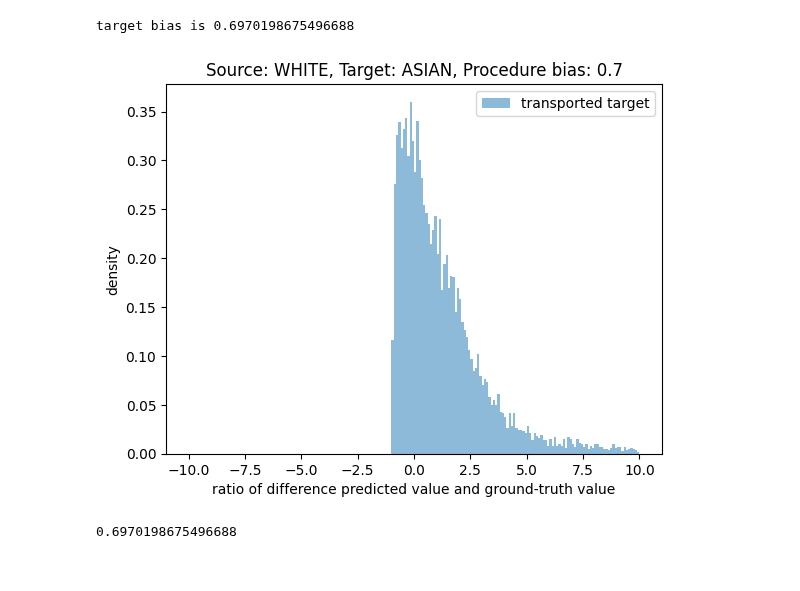
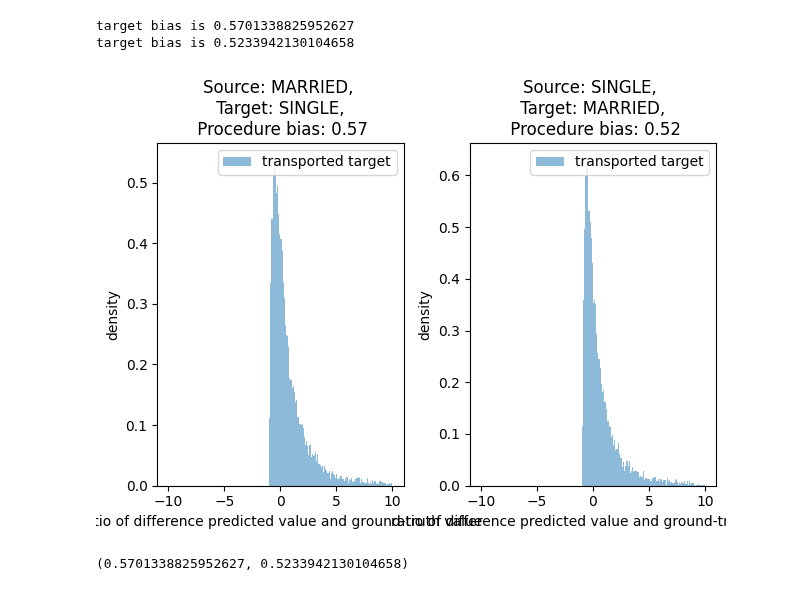
Before and after one commit to causalpathlab/EHR-OT, a Jupyter notebook: mimic_exp/admission/mimic_exp4_fairness.ipynb, the cells around one changed output. Drawn from its saved outputs; the diff is of its cells as text; code cells hidden in the pictures.

```diff
--- a/mimic_exp/admission/mimic_exp4_fairness.ipynb
+++ b/mimic_exp/admission/mimic_exp4_fairness.ipynb
@@ -48,35 +63,40 @@ def procedure_bias(target_diff_percents):
     return target_bias
 # %%
 def entire_proc(group_name, group_1, group_2, ratio_bound = 5):
-    target_diff_percents = read_df(group_name, group_1, group_2, ratio_bound = ratio_bound)
-    proc_bias = procedure_bias(target_diff_percents)
-    plot_percents(group_name, group_1, group_2, target_diff_percents,proc_bias, ratio_bound=ratio_bound)
-    return proc_bias
+    target_diff_percent_1 = read_df(group_name, group_1, group_2, ratio_bound = ratio_bound)
+    target_diff_percent_2 = read_df(group_name, group_2, group_1, ratio_bound = ratio_bound)
+    proc_bias_1 = procedure_bias(target_diff_percent_1)
+    proc_bias_2 = procedure_bias(target_diff_percent_2)
+
+    plot_percents(group_name, group_1, group_2, target_diff_percent_1, \
+                  proc_bias_1, target_diff_percent_2, proc_bias_2, ratio_bound)
+    return proc_bias_1, proc_bias_2
 # %%
-# suffix = None
-# group_name = 'marital_status'
-# group_1 =  'MARRIED'
-# group_2 = 'SINGLE'
+suffix = None
+group_name = 'marital_status'
+group_1 =  'MARRIED'
+group_2 = 'SINGLE'
 
 # suffix = None
 # group_name = 'insurance'
-# group_1 = 'Private'
+# group_1 = 'Medicare'
 # group_2 =  'Self_Pay'
 
 # suffix = None
 # group_name = 'gender'
 # group_1 =  'F'
 # group_2 = 'M'
 
-suffix = None
-group_name = 'ethnicity'
-group_1 =  'WHITE'
-group_2 = 'HISPANIC_OR_LATINO'
+# suffix = None
+# group_name = 'ethnicity'
+# group_1 =  'WHITE'
+# group_2 = 'HISPANIC_OR_LATINO'
 
 ratio_bound = 10
 
 entire_proc(group_name, group_1, group_2, ratio_bound=ratio_bound)
 # %% [output]
-target bias is 0.6970198675496688
+target bias is 0.5701338825952627
+target bias is 0.5233942130104658
-[figure, old version]
+[figure, new version]
-0.6970198675496688
+(0.5701338825952627, 0.5233942130104658)
```
Also changed, not shown: parts of 2 cells of this notebook, 7 other files.
